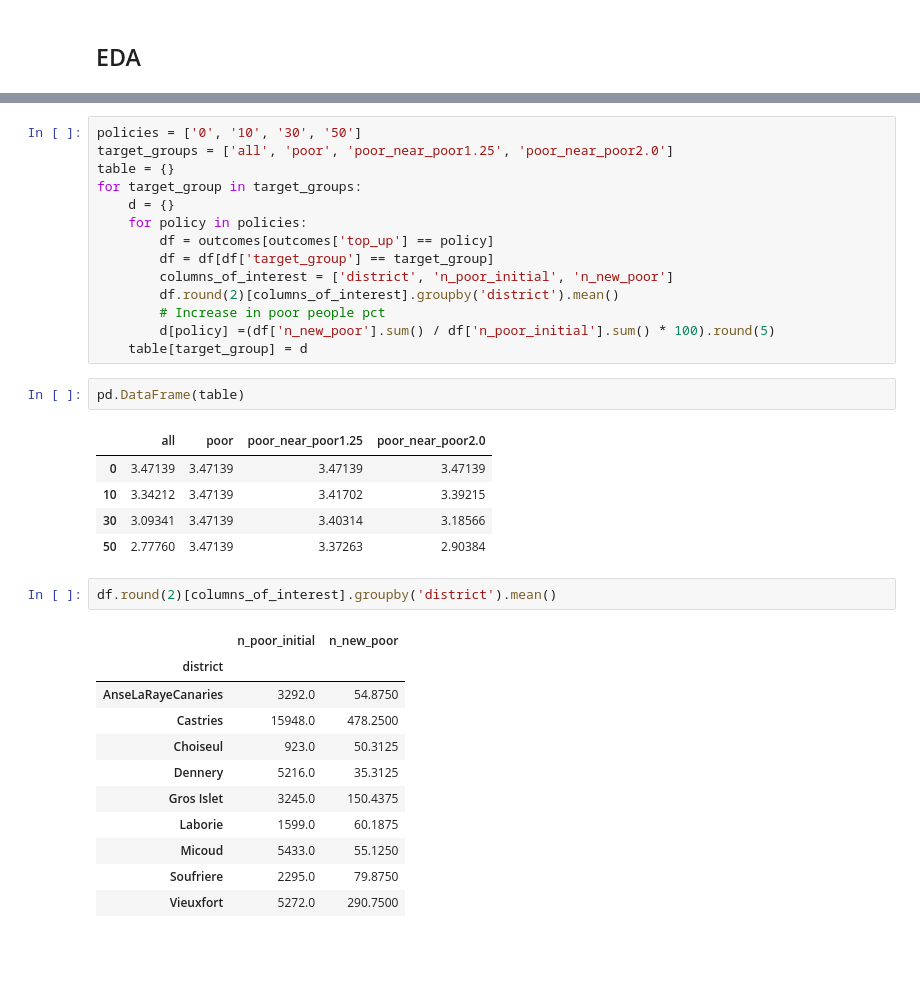
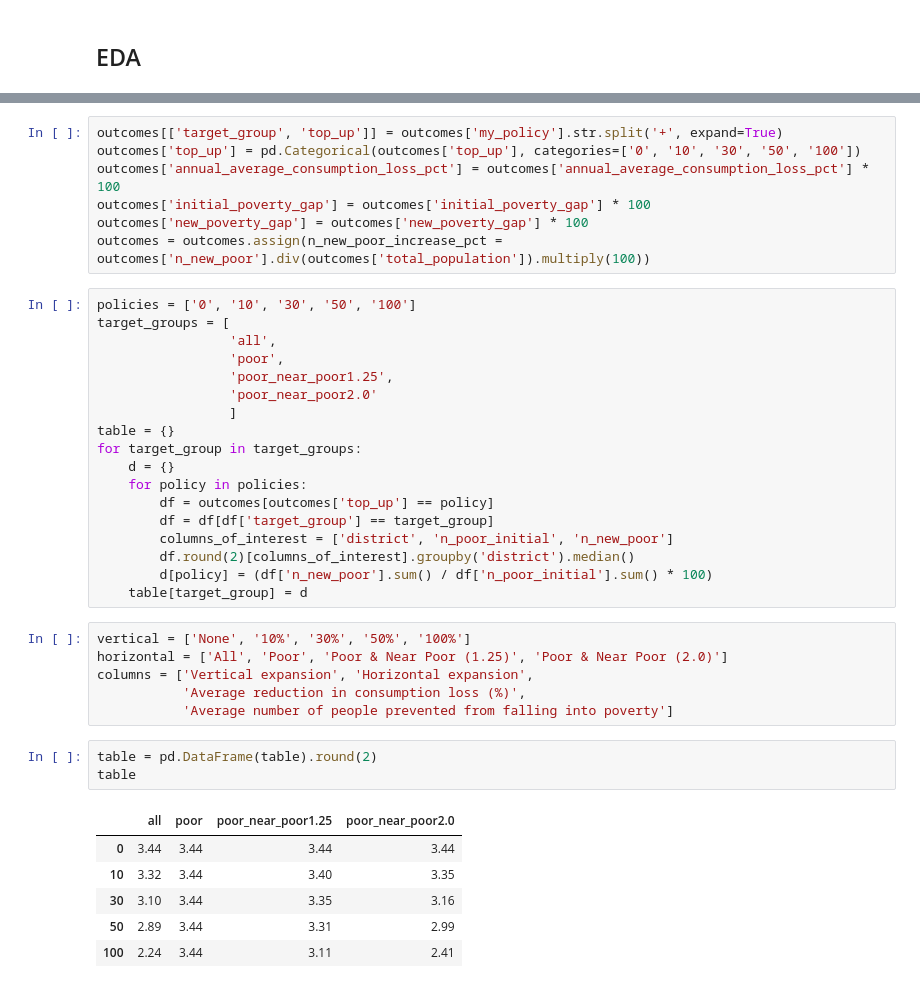
Before and after one commit to mikhailsirenko/unbreakable, a Jupyter notebook: notebooks/policy_analysis.ipynb, the cells around one changed output, grey strips where cells are left out. Saved outputs shown, nothing was run; the diff lists cells and outputs as text; blank space fills up the shorter version.

```diff
--- a/notebooks/policy_analysis.ipynb
+++ b/notebooks/policy_analysis.ipynb
@@ -49,6 +40,18 @@ array(['all', 'poor', 'poor_near_poor2.0', 'poor_near_poor1.25'],
+# %%
+outcomes[['target_group', 'top_up']] = outcomes['my_policy'].str.split('+', expand=True)
+outcomes['top_up'] = pd.Categorical(outcomes['top_up'], categories=['0', '10', '30', '50', '100'])
+outcomes['annual_average_consumption_loss_pct'] = outcomes['annual_average_consumption_loss_pct'] * 100
+outcomes['initial_poverty_gap'] = outcomes['initial_poverty_gap'] * 100
+outcomes['new_poverty_gap'] = outcomes['new_poverty_gap'] * 100
+outcomes = outcomes.assign(n_new_poor_increase_pct = outcomes['n_new_poor'].div(outcomes['total_population']).multiply(100))
 # %%
-policies = ['0', '10', '30', '50']
-target_groups = ['all', 'poor', 'poor_near_poor1.25', 'poor_near_poor2.0']
+policies = ['0', '10', '30', '50', '100']
+target_groups = [
+                 'all',
+                 'poor',
+                 'poor_near_poor1.25',
+                 'poor_near_poor2.0'
+                 ]
 table = {}
 for target_group in target_groups:
     d = {}
@@ -56,31 +59,24 @@ for target_group in target_groups:
         df = outcomes[outcomes['top_up'] == policy]
         df = df[df['target_group'] == target_group]
         columns_of_interest = ['district', 'n_poor_initial', 'n_new_poor']
-        df.round(2)[columns_of_interest].groupby('district').mean()
-        # Increase in poor people pct
-        d[policy] =(df['n_new_poor'].sum() / df['n_poor_initial'].sum() * 100).round(5)
+        df.round(2)[columns_of_interest].groupby('district').median()
+        d[policy] = (df['n_new_poor'].sum() / df['n_poor_initial'].sum() * 100)
     table[target_group] = d
-# %%
-pd.DataFrame(table)
-# %% [output]
-|  | all | poor | poor_near_poor1.25 | poor_near_poor2.0 |
-| 0 | 3.47139 | 3.47139 | 3.47139 | 3.47139 |
-| 10 | 3.34212 | 3.47139 | 3.41702 | 3.39215 |
-| 30 | 3.09341 | 3.47139 | 3.40314 | 3.18566 |
-| 50 | 2.77760 | 3.47139 | 3.37263 | 2.90384 |
-# %%
-df.round(2)[columns_of_interest].groupby('district').mean()
-# %% [output]
-|  | n_poor_initial | n_new_poor |
-| district |  |  |
-| AnseLaRayeCanaries | 3292.0 | 54.8750 |
-| Castries | 15948.0 | 478.2500 |
-| Choiseul | 923.0 | 50.3125 |
-| Dennery | 5216.0 | 35.3125 |
-| Gros Islet | 3245.0 | 150.4375 |
-| Laborie | 1599.0 | 60.1875 |
-| Micoud | 5433.0 | 55.1250 |
-| Soufriere | 2295.0 | 79.8750 |
-| Vieuxfort | 5272.0 | 290.7500 |
+# %%
+vertical = ['None', '10%', '30%', '50%', '100%']
+horizontal = ['All', 'Poor', 'Poor & Near Poor (1.25)', 'Poor & Near Poor (2.0)']
+columns = ['Vertical expansion', 'Horizontal expansion',
+           'Average reduction in consumption loss (%)',
+           'Average number of people prevented from falling into poverty']
+# %%
+table = pd.DataFrame(table).round(2)
+table
+# %% [output]
+|  | all | poor | poor_near_poor1.25 | poor_near_poor2.0 |
+| 0 | 3.44 | 3.44 | 3.44 | 3.44 |
+| 10 | 3.32 | 3.44 | 3.40 | 3.35 |
+| 30 | 3.10 | 3.44 | 3.35 | 3.16 |
+| 50 | 2.89 | 3.44 | 3.31 | 2.99 |
+| 100 | 2.24 | 3.44 | 3.11 | 2.41 |
 # %%
 # When top up == 0 it doesn't matter what is the target group
```
Also changed, not shown: parts of 18 cells of this notebook.
